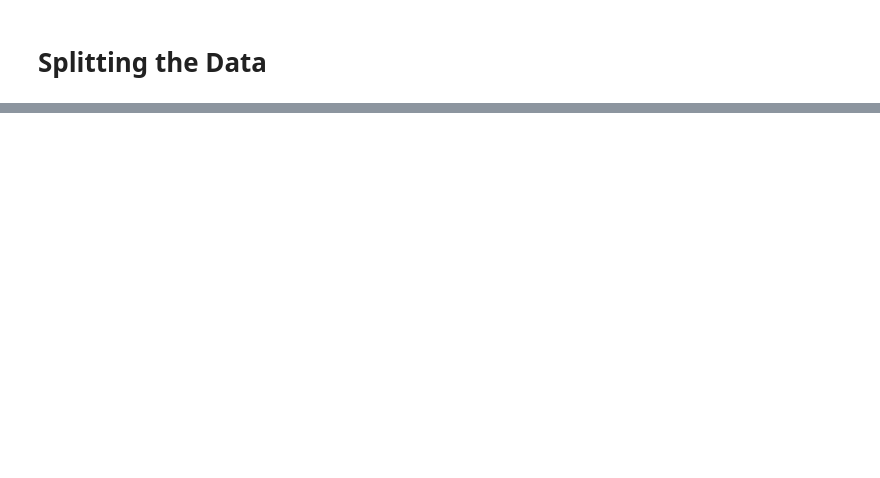
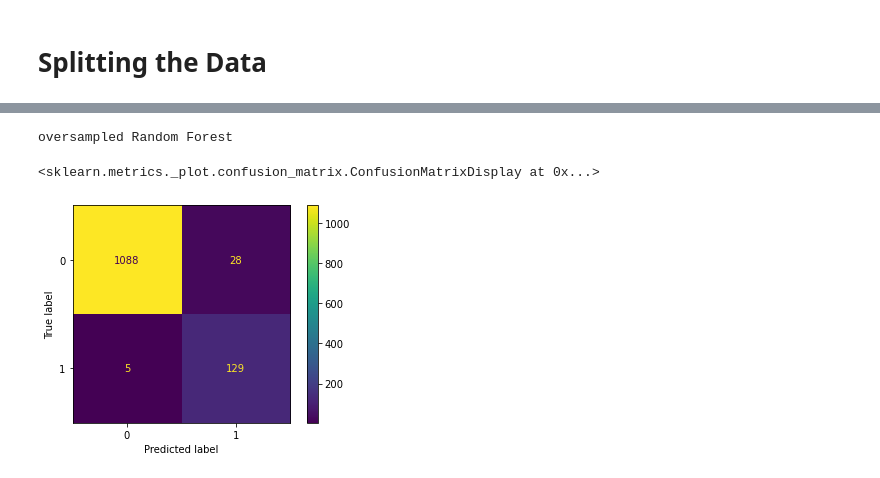
Before and after one commit to JalilSarwari/phase_3_project_jalil, a Jupyter notebook: modeling.ipynb, the cells around one changed output, grey strips where cells are left out. Saved outputs shown, nothing was run; the diff lists cells and outputs as text; code cells hidden in the pictures; blank space fills up the shorter version.

```diff
--- a/modeling.ipynb
+++ b/modeling.ipynb
@@ -190,0 +138,7 @@ Pipeline(steps=[('ss', StandardScaler()),
+# %%
+print("oversampled Random Forest")
+plot_confusion_matrix(ros_best_model,X_test,y_test)
+# %% [output]
+oversampled Random Forest
+<sklearn.metrics._plot.confusion_matrix.ConfusionMatrixDisplay at 0x...>
+[figure, added]
```
Also changed, not shown: parts of 38 cells of this notebook, 1 other file.
